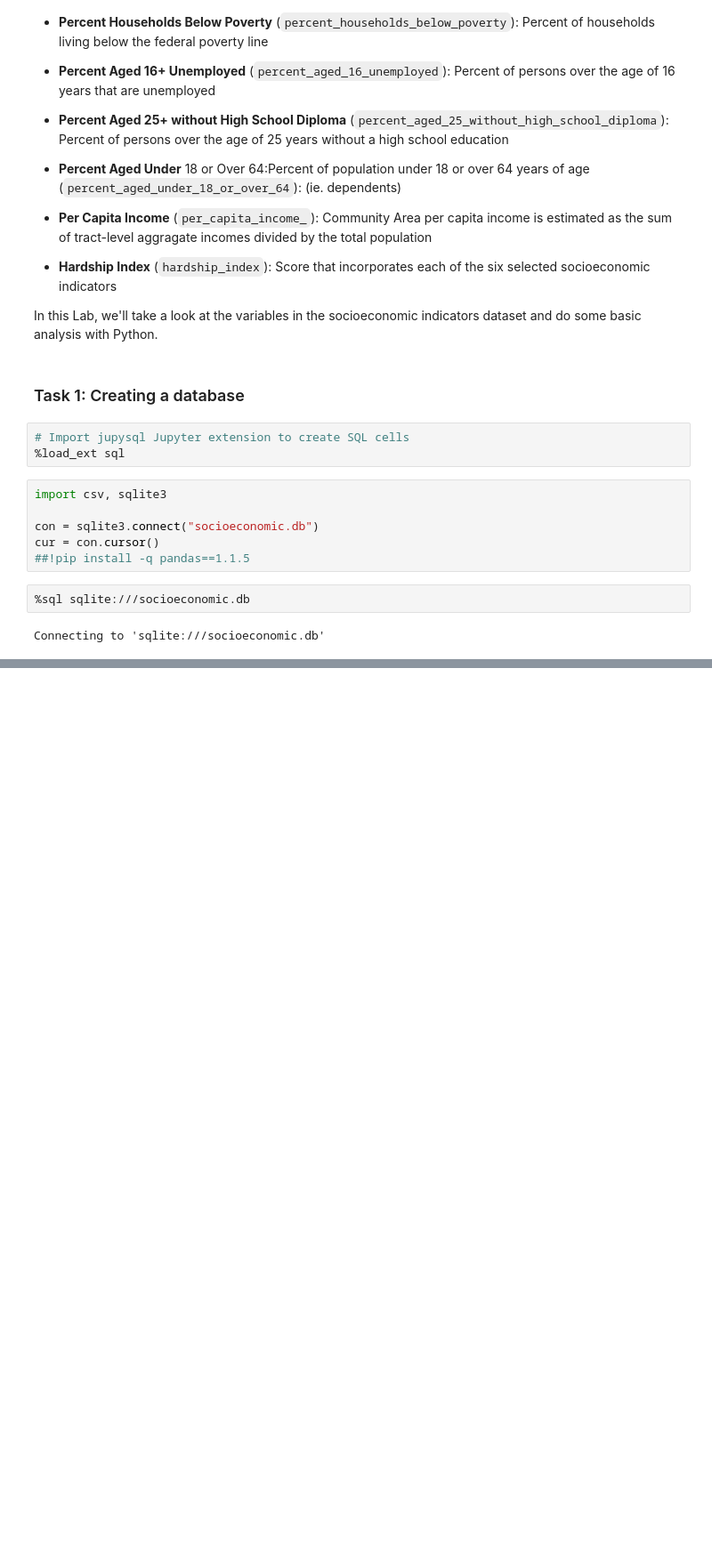
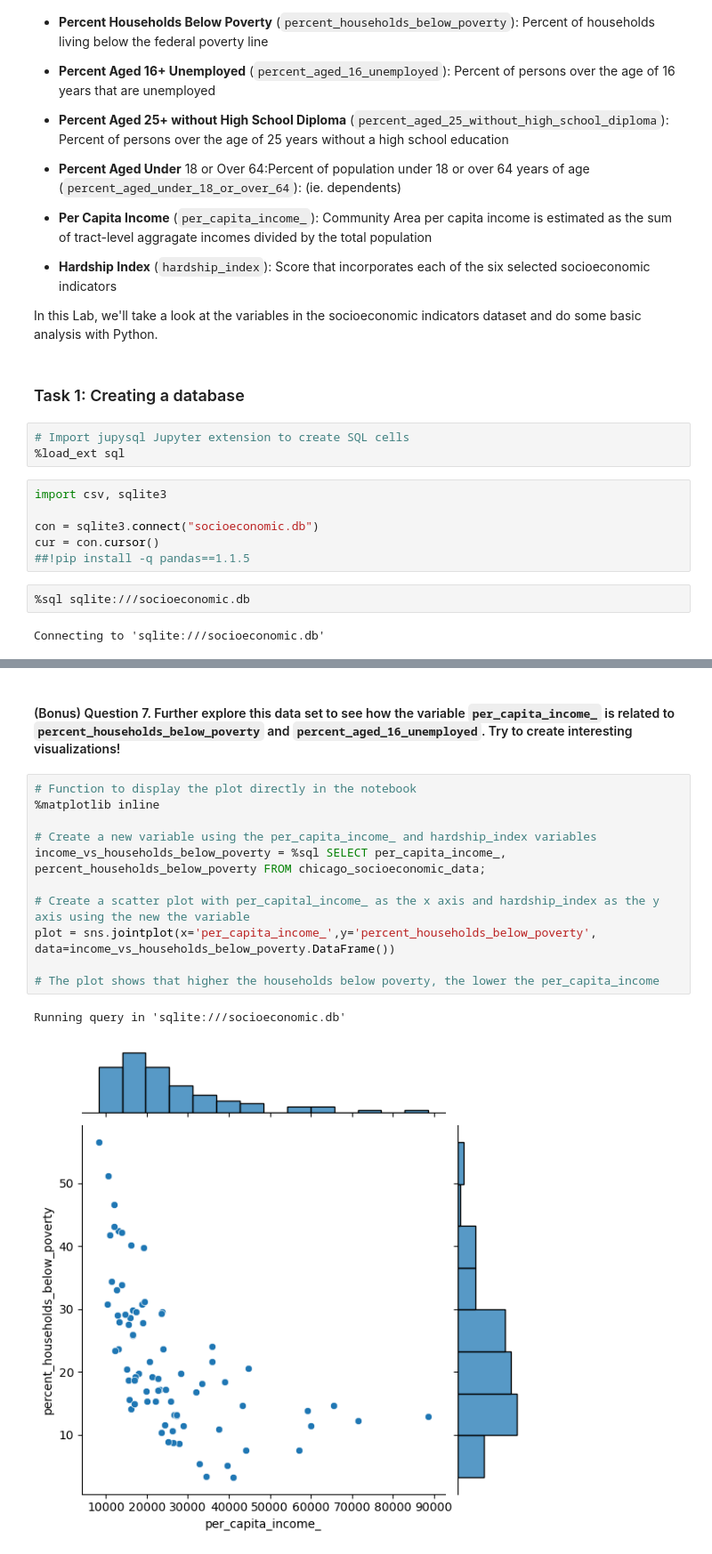
Before and after one commit to ryanjstone/ibm-data-science-cert, a Jupyter notebook: Course 6. Databases and SQL for Data Science with Python/Week 4/3. Analyse a real world data set with SQL and Python.ipynb, the cells around one changed output, grey strips where cells are left out. Shown at 89% size. Drawn from its saved outputs; the diff is of its cells as text; blank space fills up the shorter version.

```diff
--- a/Course 6. Databases and SQL for Data Science with Python/Week 4/3. Analyse a real world data set with SQL and Python.ipynb
+++ b/Course 6. Databases and SQL for Data Science with Python/Week 4/3. Analyse a real world data set with SQL and Python.ipynb
@@ -214,0 +157,16 @@ Correct answer:You can see that as Per Capita Income rises as the Hardship Index
+# %% [markdown]
+#### (Bonus) Question 7. Further explore this data set to see how the variable `per_capita_income_` is related to `percent_households_below_poverty` and `percent_aged_16_unemployed`. Try to create interesting visualizations!
+# %%
+# Function to display the plot directly in the notebook
+%matplotlib inline
+
+# Create a new variable using the per_capita_income_ and hardship_index variables
+income_vs_households_below_poverty = %sql SELECT per_capita_income_, percent_households_below_poverty FROM chicago_socioeconomic_data;
+
+# Create a scatter plot with per_capital_income_ as the x axis and hardship_index as the y axis using the new the variable
+plot = sns.jointplot(x='per_capita_income_',y='percent_households_below_poverty', data=income_vs_households_below_poverty.DataFrame())
+
+# The plot shows that higher the households below poverty, the lower the per_capita_income
+# %% [output]
+Running query in 'sqlite:///socioeconomic.db'
+[figure, added]
```
Also changed, not shown: parts of 35 cells of this notebook, 1 other file.
